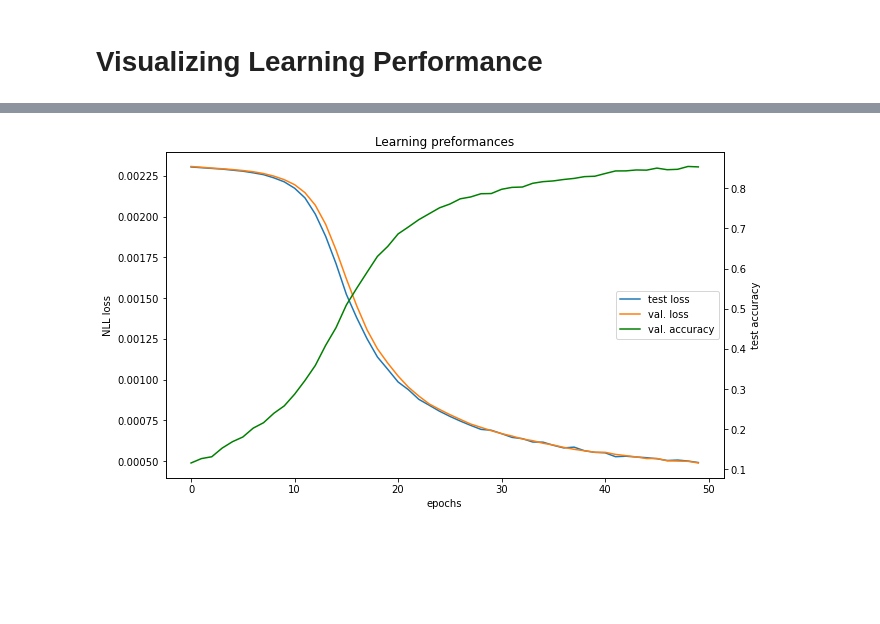
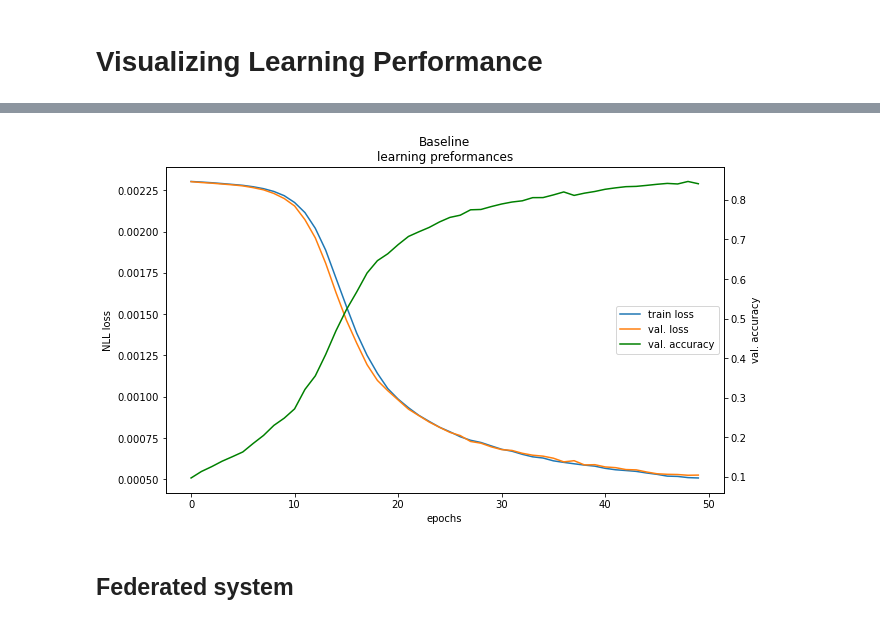
Before and after one commit to alelevente/FeLeSh, a Jupyter notebook: src/3_evaluation/vis_learning_performance.ipynb, the cells around one changed output, grey strips where cells are left out. Saved outputs shown, nothing was run; the diff lists cells and outputs as text; code cells hidden in the pictures; blank space fills up the shorter version.

```diff
--- a/src/3_evaluation/vis_learning_performance.ipynb
+++ b/src/3_evaluation/vis_learning_performance.ipynb
@@ -2,0 +11,16 @@
+# %%
+def process_paths(measurement_case, create_dir=True,
+                  base_result_path = "../../results/",
+                  base_doc_path = "../../doc/"):
+    """
+        Calculates and creates (if needed) paths for visualizing.
+        Parameters:
+            - measurement_case: measurement name (directory in results directory)
+            - create_dir: creates directory in doc folder if True and the target plot directory does not exist
+    """
+    meas_path = base_result_path + measurement_case + "/"
+    plot_path = base_doc_path + measurement_case + "/"
+
+    if (create_dir) and (not(os.path.isdir(plot_path))):
+        os.mkdir(plot_path)
+    return meas_path, plot_path
@@ -3,7 +29,6 @@
 # %%
 MEASUREMENT_CASE = "baseline"
 # %%
-MEASUREMENT_FILE = "../../results/"+MEASUREMENT_CASE+"/performance.csv"
-"../../results/baseline/performance.csv"
-
-PLOT_SAVE_PATH = "../../doc/"+MEASUREMENT_CASE+"/"
+MEASUREMENT_PATH, PLOT_SAVE_PATH = process_paths(MEASUREMENT_CASE)
+MEASUREMENT_FILE = MEASUREMENT_PATH + "performance.csv"
+PLOT_SAVE_FILE = PLOT_SAVE_PATH + "performance.png"
@@ -23,19 +39,21 @@ x = perf_data[perf_data["metric"] == "test_loss"]["epoch"]
 # %%
 fig, ax = plt.subplots(figsize=[10,6])
 
 twin1 = ax.twinx()
 
-p1, = ax.plot(x, perf_data[perf_data["metric"] == "test_loss"]["value"], label="test loss")
-p2, = ax.plot(x, perf_data[perf_data["metric"] == "train_loss"]["value"], label="val. loss")
+p1, = ax.plot(x, perf_data[perf_data["metric"] == "train_loss"]["value"], label="train loss")
+p2, = ax.plot(x, perf_data[perf_data["metric"] == "test_loss"]["value"], label="val. loss")
 ax.set_ylabel("NLL loss")
 
 p3, = twin1.plot(x, perf_data[perf_data["metric"] == "test_accuracy"]["value"], color="green", label="val. accuracy")
-twin1.set_ylabel("test accuracy")
+twin1.set_ylabel("val. accuracy")
 
 ax.set_xlabel("epochs")
-ax.set_title("Learning preformances")
+ax.set_title("Baseline\nlearning preformances")
 ax.legend(handles=[p1, p2, p3], loc="center right")
 
-plt.savefig(PLOT_SAVE_PATH+"performance.png")
+plt.savefig(PLOT_SAVE_FILE)
 # %% [output]
-[figure, old version]
+[figure, new version]
+# %% [markdown]
+## **Federated system**
```
Also changed, not shown: parts of 6 cells of this notebook, 9 other files.
